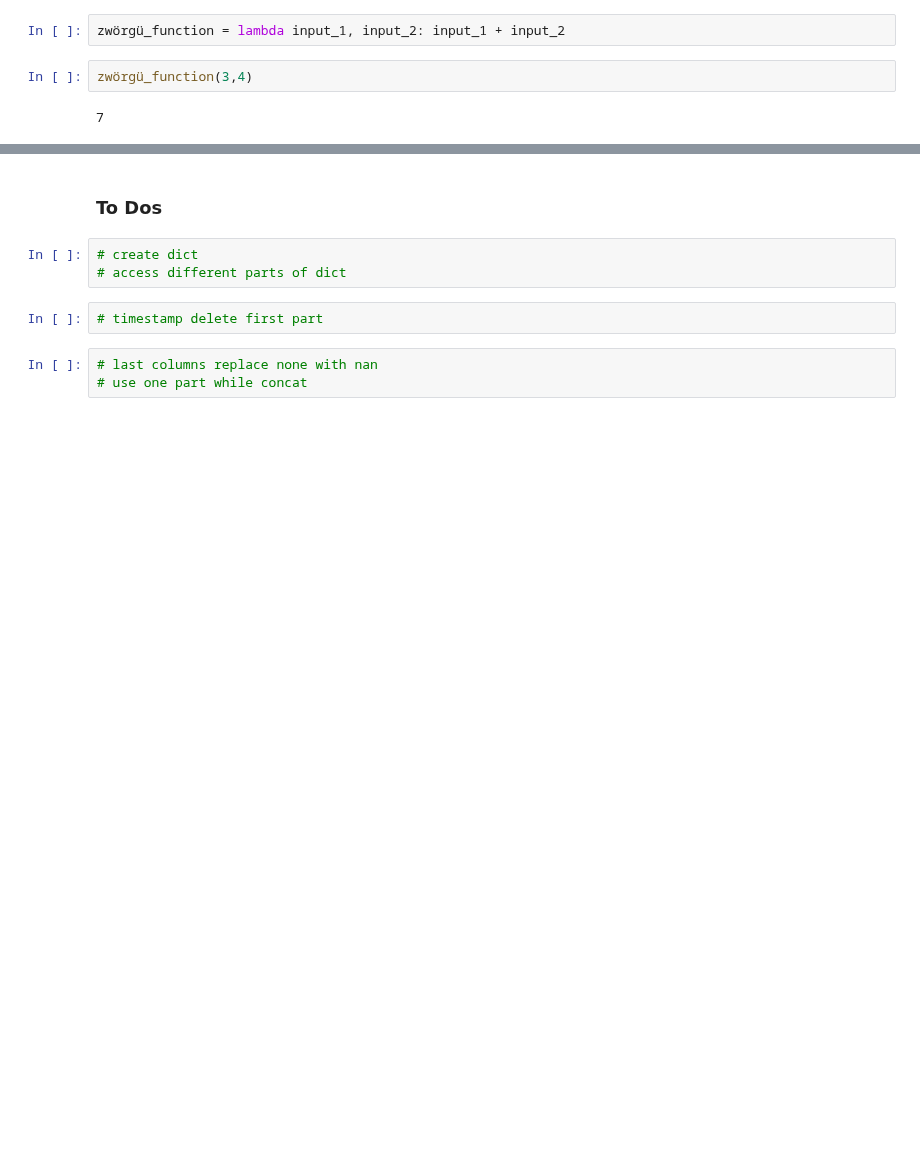
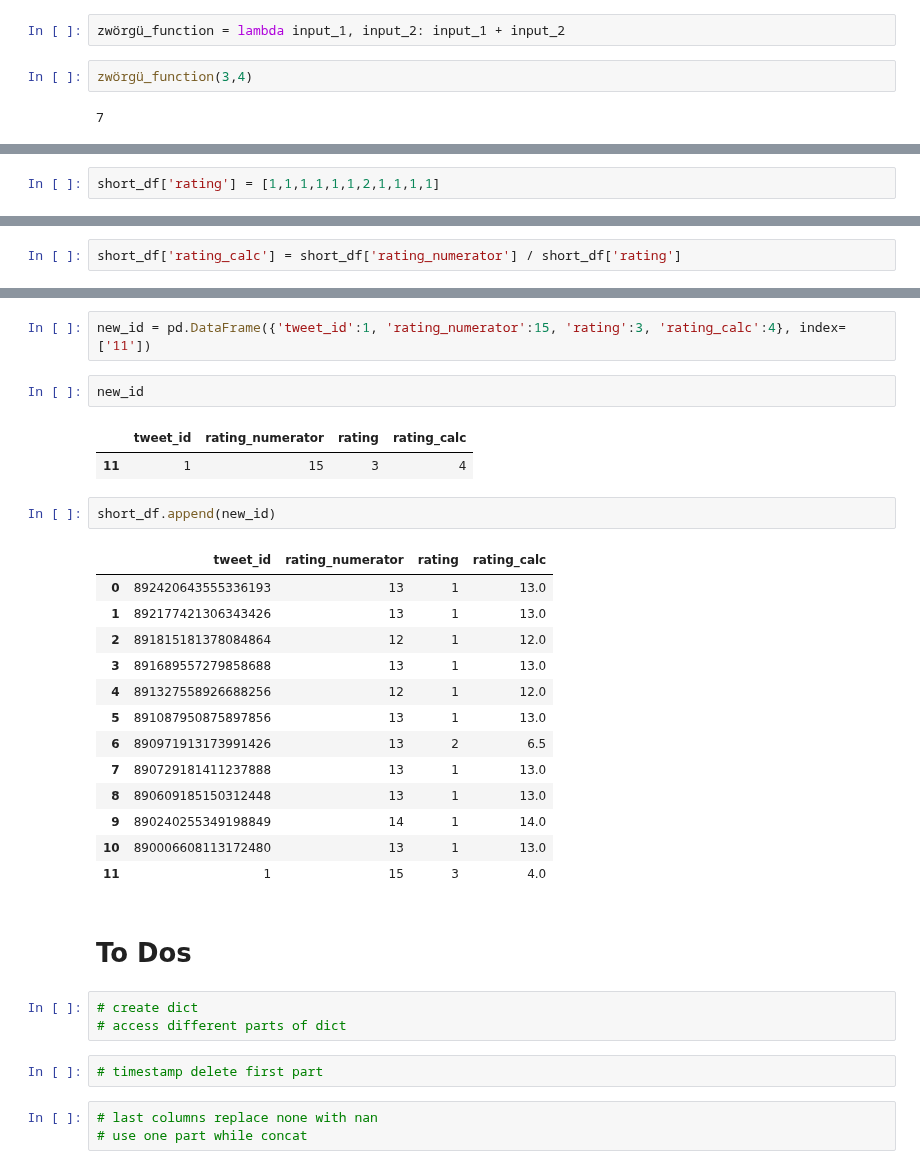
Before and after one commit to anneruhnke/data_wrangling, a Jupyter notebook: wrangle_act.ipynb, the cells around one changed output, grey strips where cells are left out. Drawn from its saved outputs; the diff is of its cells as text; blank space fills up the shorter version.

Commit message:
Include columns and rows in dataframe

```diff
--- a/wrangle_act.ipynb
+++ b/wrangle_act.ipynb
@@ -1060,0 +1078,2 @@ zwörgü_function(3,4)
+# %%
+short_df['rating'] = [1,1,1,1,1,1,2,1,1,1,1]
@@ -1060,0 +1095,2 @@ zwörgü_function(3,4)
+# %%
+short_df['rating_calc'] = short_df['rating_numerator'] / short_df['rating']
@@ -1061,5 +1112,28 @@ zwörgü_function(3,4)
+# %%
+new_id = pd.DataFrame({'tweet_id':1, 'rating_numerator':15, 'rating':3, 'rating_calc':4}, index=['11'])
+# %%
+new_id
+# %% [output]
+|  | tweet_id | rating_numerator | rating | rating_calc |
+| 11 | 1 | 15 | 3 | 4 |
+# %%
+short_df.append(new_id)
+# %% [output]
+|  | tweet_id | rating_numerator | rating | rating_calc |
+| 0 | 892420643555336193 | 13 | 1 | 13.0 |
+| 1 | 892177421306343426 | 13 | 1 | 13.0 |
+| 2 | 891815181378084864 | 12 | 1 | 12.0 |
+| 3 | 891689557279858688 | 13 | 1 | 13.0 |
+| 4 | 891327558926688256 | 12 | 1 | 12.0 |
+| 5 | 891087950875897856 | 13 | 1 | 13.0 |
+| 6 | 890971913173991426 | 13 | 2 | 6.5 |
+| 7 | 890729181411237888 | 13 | 1 | 13.0 |
+| 8 | 890609185150312448 | 13 | 1 | 13.0 |
+| 9 | 890240255349198849 | 14 | 1 | 14.0 |
+| 10 | 890006608113172480 | 13 | 1 | 13.0 |
+| 11 | 1 | 15 | 3 | 4.0 |
 # %% [markdown]
-### To Dos
+# To Dos
 # %%
 # create dict
 # access different parts of dict
```
Also changed, not shown: parts of 4 cells of this notebook.
